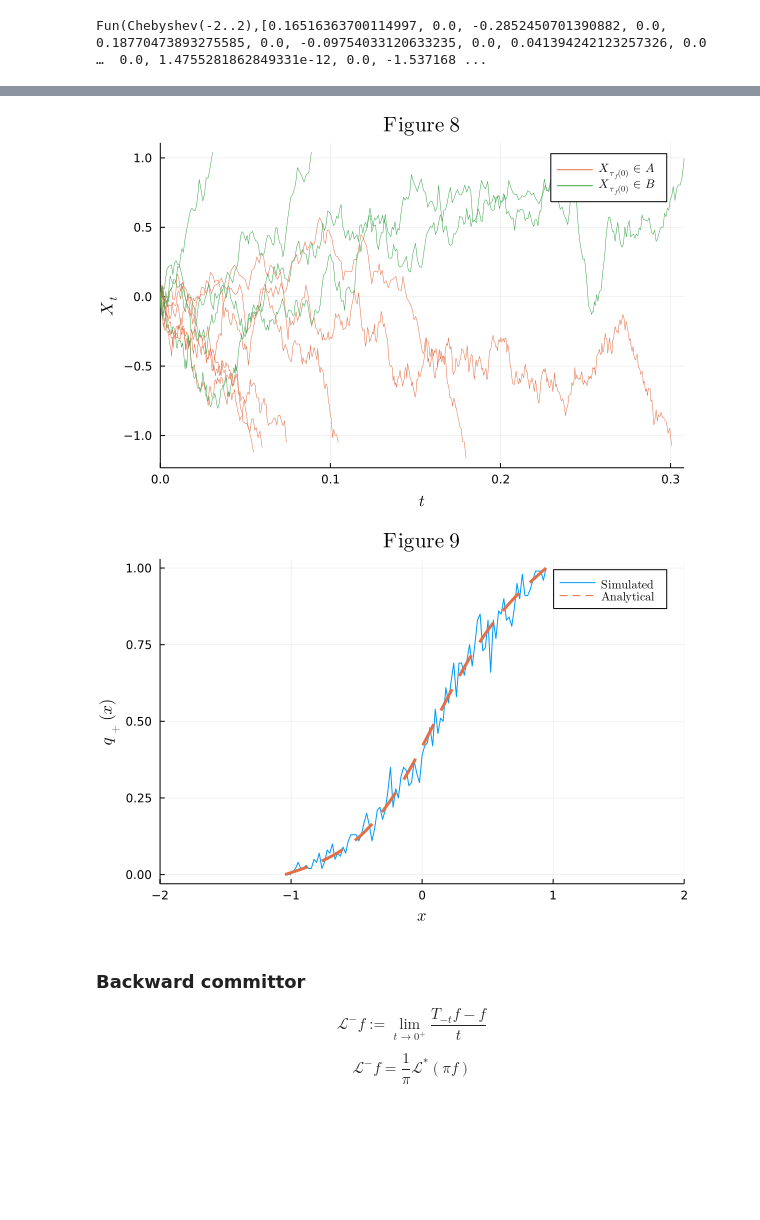
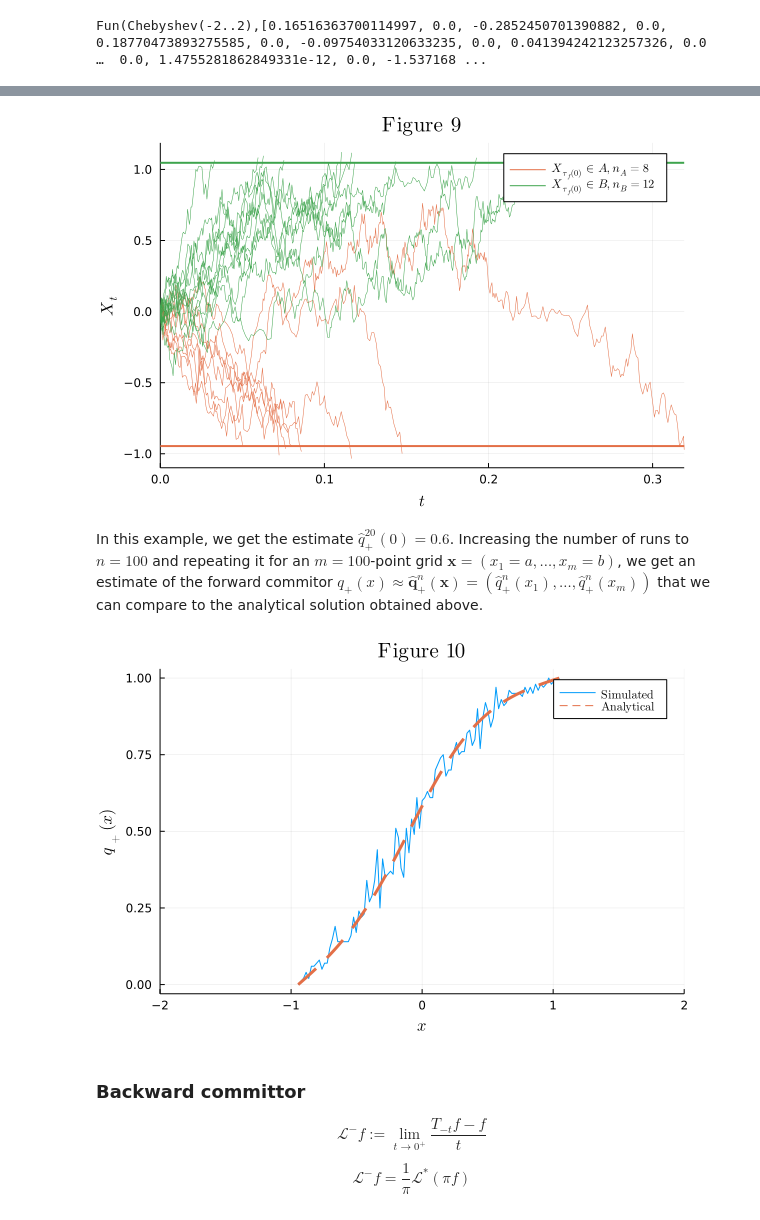
Before and after one commit to mjyshin/math-tutorials, a Jupyter notebook: transition_path.ipynb, the cells around one changed output, grey strips where cells are left out. Cells and saved outputs as stored; diff of their text form; code cells hidden in the pictures; blank space fills up the shorter version.

```diff
--- a/transition_path.ipynb
+++ b/transition_path.ipynb
@@ -107,11 +107,12 @@ where $V(x) = \frac{1}{\epsilon}\left(\frac{x^4}{4} - \frac{x^2}{2} - \alpha x\r
 ϵ,α = 0.1,0.1
 xmin,xmax = -2,2
 Ω = Chebyshev(xmin..xmax)
-V = Fun(x->(x^4/4 - x^2/2 + α*x)/ϵ,Ω)
+V = Fun(x->(x^4/4 - x^2/2 - α*x)/ϵ,Ω)
 a,c,b = roots(V')
 
 xlims = (xmin,xmax)
-fig = plot(V,title=L"\textrm{Figure\ 1}",label=false,fmt=:png)
+title(n) = L"\textrm{Figure\,\ %$n}"
+fig = plot(V,title=title(1),label=false,fmt=:png)
 fig = scatter!([a],[V(a)],label=L"a",xlims=xlims)
 fig = scatter!([b],[V(b)],label=L"b",xlabel=L"x")
 fig = scatter!([c],[V(c)],label=L"c",ylabel=L"V(x)")
@@ -355,14 +419,8 @@ where $C = \int_a^be^{\frac{V(\xi)}{D}}\,\text{d}\xi$ is the normalizing constan
 # %%
-#u0 = Fun(x->(tanh(10^1*(x-b)) + 1)/2,Ωᴿ)
-#=u0 = Fun(x->(x*(x-a)*(x-b) + (x-a))/2,Ωᴿ)
-t = 0:0.1:1
-u = exp.(Ref(ℒ),Ref(ℬᴿ),t,Ref(u0))=#
-
 q₊ⁿ = [ℬᴿ;ℒ]\[0;1;0]
 q₊ᵃ = cumsum(exp(Vᴿ/D))/sum(exp(Vᴿ/D))
 
-fig = plot(xlabel=L"x",ylabel=L"q_+(x)",title=L"\textrm{Figure\ 7}")
-#fig = plot!(u,line_z=t',color=:roma,cbar=true,cbartitle=L"t",label=false)
+fig = plot(xlabel=L"x",ylabel=L"q_+(x)",title=title(8))
 fig = plot!(q₊ⁿ,label=L"\textrm{Numerical}",xlims=xlims,fmt=:png)
 fig = plot!(q₊ᵃ,width=3,style=:dash,label=L"\textrm{Analytical}")
 # %% [output]
@@ -370,30 +432,34 @@ fig = plot!(q₊ᵃ,width=3,style=:dash,label=L"\textrm{Analytical}")
 # %%
 Random.seed!(5)
 condition(u,t,integrator) = u[1] ≤ a || u[1] ≥ b
 affect!(integrator) = terminate!(integrator)
 cb = DiscreteCallback(condition,affect!)
 
-X₊ = [solve(prob,callback=cb) for i ∈ 1:10]
+X₊ = [solve(prob,callback=cb) for i ∈ 1:20]
 t₊A,t₊B = [],[]
 X₊A,X₊B = [],[]
 for x₊ ∈ X₊
     if x₊[end] ≤ a
         push!(t₊A,x₊.t)
         push!(X₊A,x₊.u)
     elseif x₊[end] ≥ b
         push!(t₊B,x₊.t)
         push!(X₊B,x₊.u)
     end
 end
+n₊A,n₊B = length(X₊A),length(X₊B)
 
 t₊f = maximum(maximum.([t₊A;t₊B]))
-labelA = permutedims([L"X_{\tau_f(0)} \in A";repeat([false],max(length(X₊A)-1,0))])
-labelB = permutedims([L"X_{\tau_f(0)} \in B";repeat([false],max(length(X₊B)-1,0))])
-fig = plot(xlims=(0,t₊f),xlabel=L"t",ylabel=L"X_t",title=L"\textrm{Figure\ 8}")
-fig = plot!(t₊A,X₊A,width=0.5,color=palette(:default)[2],label=labelA,fmt=:png)
+labelA = permutedims([L"X_{\tau_f(0)} \in A,n_A=%$(n₊A)";repeat([false],max(n₊A-1,0))])
+labelB = permutedims([L"X_{\tau_f(0)} \in B,n_B=%$(n₊B)";repeat([false],max(n₊B-1,0))])
+fig = plot(xlims=(0,t₊f),xlabel=L"t",ylabel=L"X_t",title=title(9),fmt=:png)
+fig = plot!(t₊A,X₊A,width=0.5,color=palette(:default)[2],label=labelA)
 fig = plot!(t₊B,X₊B,width=0.5,color=palette(:default)[3],label=labelB)
+fig = hline!([a b],width=2,color=palette(:default)[2:3]',label=false)
 # %% [output]
-[figure, old version]
+[figure, new version]
+# %% [markdown]
+In this example, we get the estimate $\hat q_+^{20}(0) = 0.6$. Increasing the number of runs to $n = 100$ and repeating it for an $m=100$-point grid $\mathbf{x} = (x_1=a,\dots,x_m=b)$, we get an estimate of the forward commitor $q_+(x)\approx \hat{\mathbf{q}}_+^n(\mathbf{x}) = \left(\hat q_+^n(x_1),\dots,\hat q_+^n(x_m)\right)$ that we can compare to the analytical solution obtained above.
 # %%
 function q̂₊(x::Real,a::Real,b::Real,n::Int,prob::SDEProblem,cb::DiscreteCallback)
     xf = [solve(remake(prob,u0=x),callback=cb)[end] for i ∈ 1:n]
@@ -402,12 +468,14 @@ function q̂₊(x::Real,a::Real,b::Real,n::Int,prob::SDEProblem,cb::DiscreteCall
     return nB/(nA+nB)
 end
 
-X₊0 = range(a,b,100)
-Q̂₊ = [q̂₊(x₊0,a,b,n,prob,cb) for x₊0 ∈ X₊0]
-fig = plot(X₊0,Q̂₊,xlims=xlims,xlabel=L"x",ylabel=L"q_+(x)",label=L"\textrm{Simulated}",fmt=:png)
-fig = plot!(q₊ᵃ,width=3,style=:dash,label=L"\textrm{Analytical}",title=L"\textrm{Figure\ 9}")
+Random.seed!(6)
+m = 100
+X₊ = range(a,b,m)
+Q̂₊ = [q̂₊(x₊,a,b,n,prob,cb) for x₊ ∈ X₊]
+fig = plot(X₊,Q̂₊,xlims=xlims,xlabel=L"x",ylabel=L"q_+(x)",label=L"\textrm{Simulated}")
+fig = plot!(q₊ᵃ,width=3,style=:dash,label=L"\textrm{Analytical}",title=title(10),fmt=:png)
 # %% [output]
-[figure, old version]
+[figure, new version]
 # %% [markdown]
 ### Backward committor
 
```
Also changed, not shown: parts of 30 cells of this notebook.
